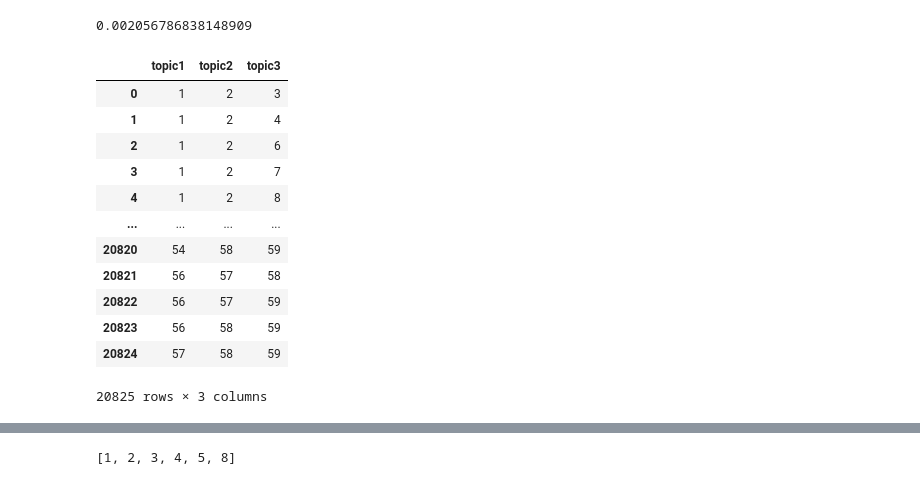
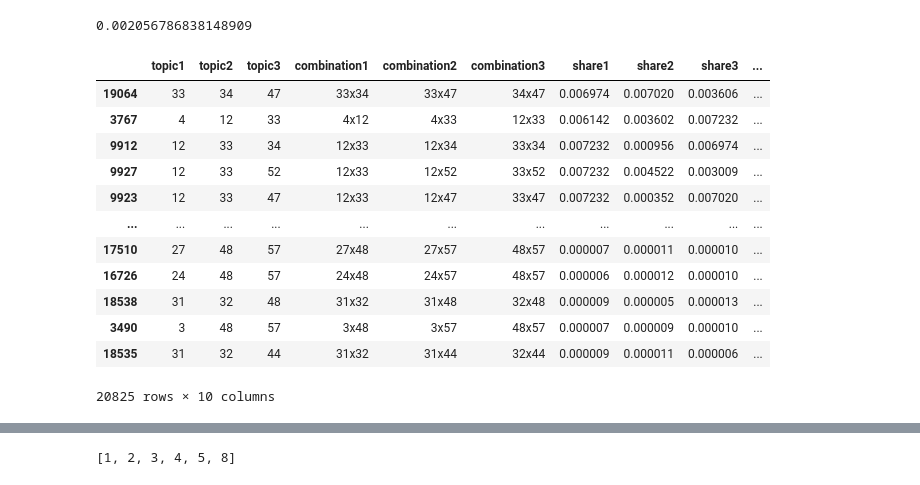
Before and after one commit to austinkennedy/Hathitrust, a Jupyter notebook: code/categories.ipynb, the cells around one changed output, grey strips where cells are left out. Drawn from its saved outputs; the diff is of its cells as text; code cells hidden in the pictures.

Commit message:
Finished making clusters

```diff
--- a/code/categories.ipynb
+++ b/code/categories.ipynb
@@ -90,7 +90,7 @@ shares['1x2']
 0.002056786838148909
 # %%
 
-def create_combinations(top = topics, omit = None, length = 3):
+def get_shares(top = topics, omit = None, length = 3):
     #'topics' is a list or dataframe of topics, where each row corresponds to a topic
     #'omit' is a list of topics to omit, should be a list of numbers
     #'length' is the size of the categories (i.e. how many topics should make up a category), default 3
@@ -101,30 +101,46 @@ def create_combinations(top = topics, omit = None, length = 3):
         topic_numbers = [i for i in topic_numbers if i not in omit]
 
     topic_numbers.sort() #itertools.combinations needs sorted list
-    combinations = list(itertools.combinations(topic_numbers, r = length))
-    cross_combos = [itertools.combinations(i,2) for i in combinations]
+    combos = list(itertools.combinations(topic_numbers, r = length))
+    cross_combos = [list(itertools.combinations(i,2)) for i in combos]#gets every combination of elements in row from combos, i.e. for (1,2,3) gets (1,2),(1,3),(2,3)
+    cross_combos = [['x'.join(map(str, i)) for i in c] for c in cross_combos] #joins each topic pair with 'x' to reference 'shares'
+    cross_shares = [[shares[str(i)] for i in c] for c in cross_combos] #get share for each element
+    cross_sum = [sum(i) for i in cross_shares] #sum each row
 
-    colnames = ['topic' + str(i) for i in range(1,length+1)]
+    #column names
+    topic_names = ['topic' + str(i) for i in range(1,length+1)]
+    cross_names = ['combination' + str(i) for i in range(1,length+1)]
+    share_names = ['share' + str(i) for i in range(1, length+1)]
 
-    df = pd.DataFrame(combinations, columns=colnames)
+    #convert to dataframes since each are lists of tuples
+    combos = pd.DataFrame(combos, columns=topic_names)
+    cross_combos = pd.DataFrame(cross_combos, columns=cross_names)
+    cross_shares = pd.DataFrame(cross_shares, columns=share_names)
+    cross_sum = pd.DataFrame(cross_sum, columns=['Sum'])
+
+
+    tmp = pd.concat([combos, cross_combos, cross_shares, cross_sum], axis = 1)
+    df = pd.DataFrame(tmp)
+    # df = pd.DataFrame(tmp, columns=[topic_names, cross_names, share_names, 'Sum'])
 
     return df
 # %%
 group = [5,9,22,26,35,46,50,55,60] #innocuous topics to be eliminated
 
-clusters = create_combinations(top = topics, omit = group, length = 3)
+clusters = get_shares(top = topics, omit = group, length = 3)
+clusters.sort_values('Sum', ascending=False, inplace=True)
 clusters
 # %% [output]
-|  | topic1 | topic2 | topic3 |
-| 0 | 1 | 2 | 3 |
-| 1 | 1 | 2 | 4 |
-| 2 | 1 | 2 | 6 |
-| 3 | 1 | 2 | 7 |
-| 4 | 1 | 2 | 8 |
-| ... | ... | ... | ... |
-| 20820 | 54 | 58 | 59 |
-| 20821 | 56 | 57 | 58 |
-| 20822 | 56 | 57 | 59 |
-| 20823 | 56 | 58 | 59 |
-| 20824 | 57 | 58 | 59 |
+|  | topic1 | topic2 | topic3 | combination1 | combination2 | combination3 | share1 | share2 | share3 | ... |
+| 19064 | 33 | 34 | 47 | 33x34 | 33x47 | 34x47 | 0.006974 | 0.007020 | 0.003606 | ... |
+| 3767 | 4 | 12 | 33 | 4x12 | 4x33 | 12x33 | 0.006142 | 0.003602 | 0.007232 | ... |
+| 9912 | 12 | 33 | 34 | 12x33 | 12x34 | 33x34 | 0.007232 | 0.000956 | 0.006974 | ... |
+| 9927 | 12 | 33 | 52 | 12x33 | 12x52 | 33x52 | 0.007232 | 0.004522 | 0.003009 | ... |
+| 9923 | 12 | 33 | 47 | 12x33 | 12x47 | 33x47 | 0.007232 | 0.000352 | 0.007020 | ... |
+| ... | ... | ... | ... | ... | ... | ... | ... | ... | ... | ... |
+| 17510 | 27 | 48 | 57 | 27x48 | 27x57 | 48x57 | 0.000007 | 0.000011 | 0.000010 | ... |
+| 16726 | 24 | 48 | 57 | 24x48 | 24x57 | 48x57 | 0.000006 | 0.000012 | 0.000010 | ... |
+| 18538 | 31 | 32 | 48 | 31x32 | 31x48 | 32x48 | 0.000009 | 0.000005 | 0.000013 | ... |
+| 3490 | 3 | 48 | 57 | 3x48 | 3x57 | 48x57 | 0.000007 | 0.000009 | 0.000010 | ... |
+| 18535 | 31 | 32 | 44 | 31x32 | 31x44 | 32x44 | 0.000009 | 0.000011 | 0.000006 | ... |
-20825 rows × 3 columns
+20825 rows × 10 columns
```
Also changed, not shown: parts of 5 cells of this notebook.
